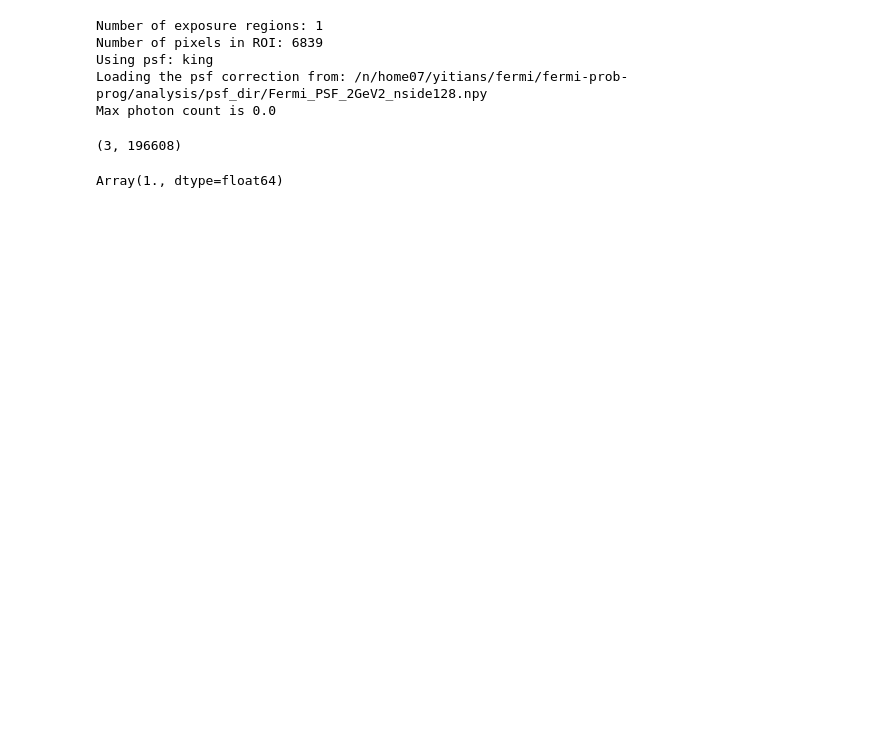
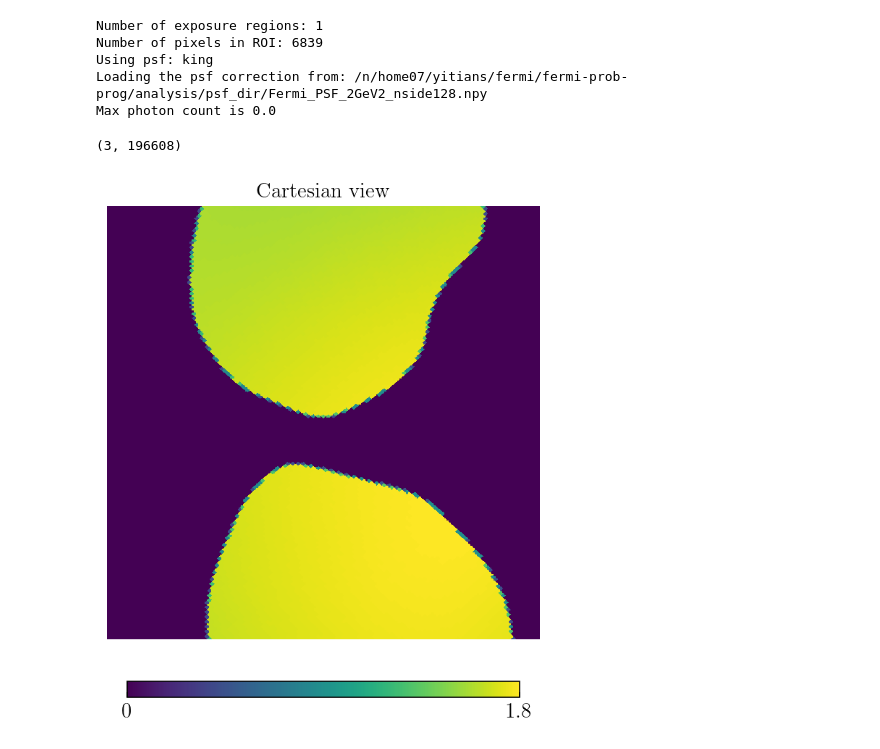
Before and after one commit to smsharma/fermi-prob-prog, a Jupyter notebook: analysis/test.ipynb, the cells around one changed output. Drawn from its saved outputs; the diff is of its cells as text; code cells hidden in the pictures; blank space fills up the shorter version.

```diff
--- a/analysis/test.ipynb
+++ b/analysis/test.ipynb
@@ -16,7 +16,8 @@ Using psf: king
 Loading the psf correction from: /n/home07/yitians/fermi/fermi-prob-prog/analysis/psf_dir/Fermi_PSF_2GeV2_nside128.npy
 Max photon count is 0.0
 (3, 196608)
-# %%
-m.pib[0][~m.normalization_mask].mean()
-# %% [output]
-Array(1., dtype=float64)
+# %%
+m.load_templates()
+hp.cartview(m.temp_bub, lonra=[-30, 30], latra=[-30, 30])
+# %% [output]
+[figure, added]
```
Also changed, not shown: 4 other files.
